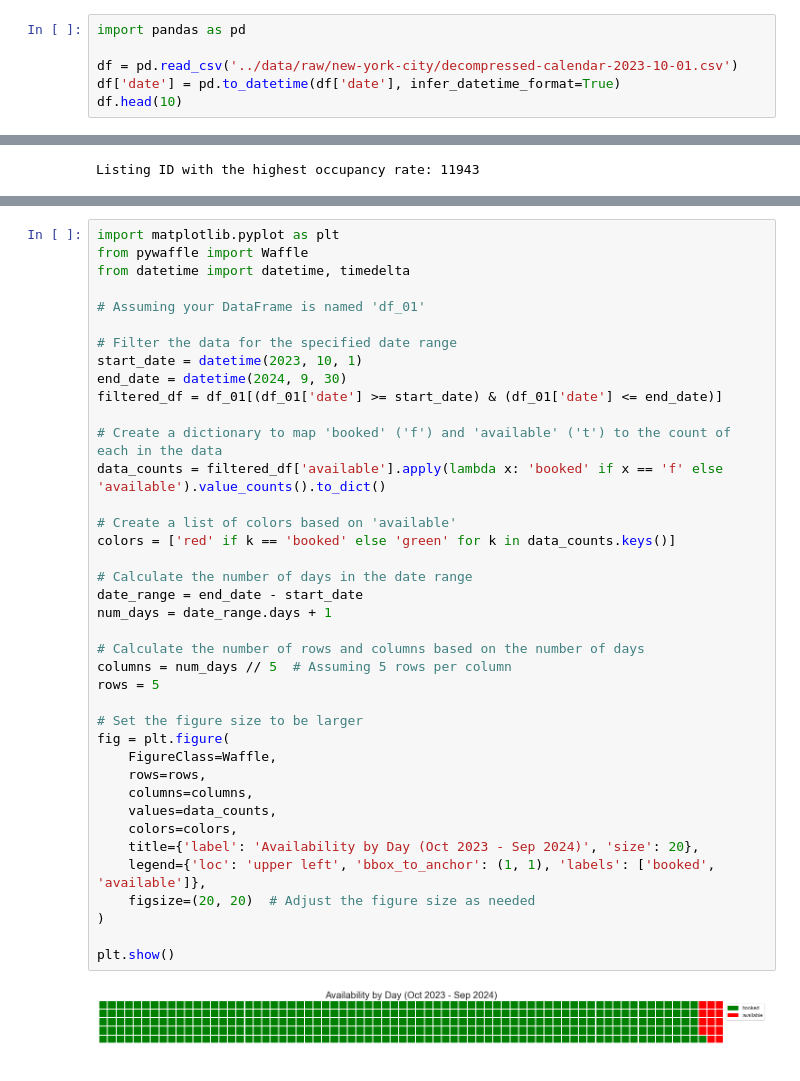
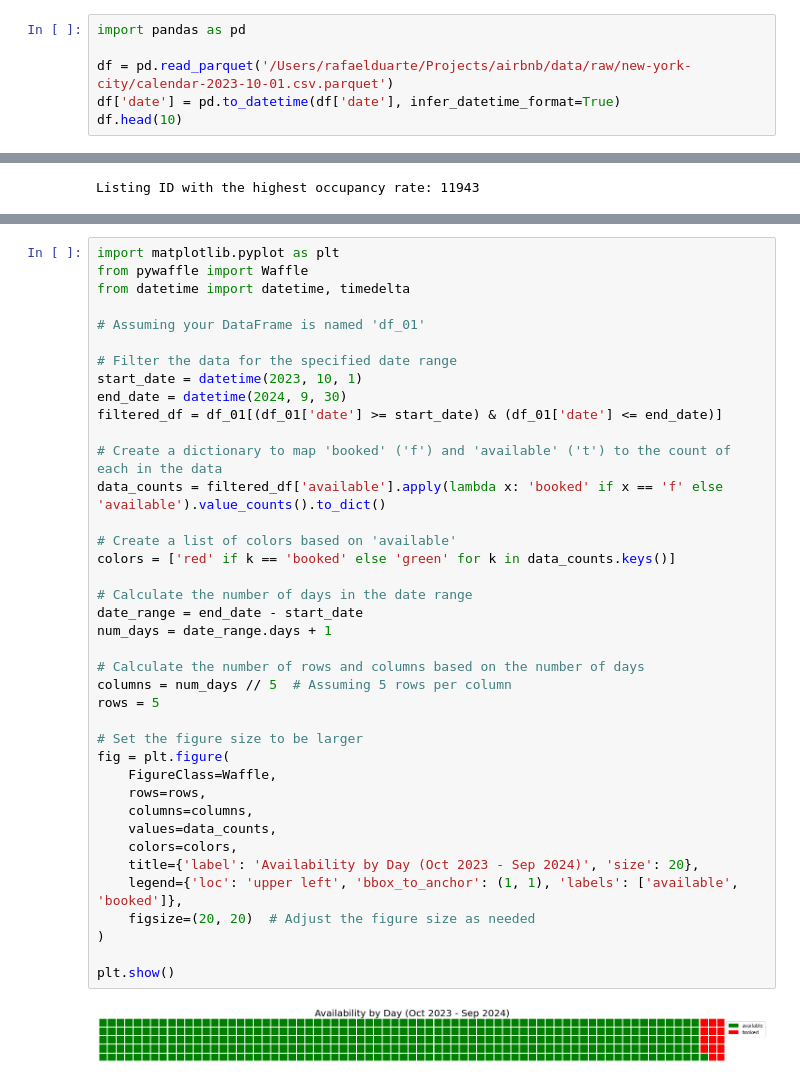
Before and after one commit to rafaelnduarte/airbnb, a Jupyter notebook: notebooks/03_transform_raw_to_timeseries.ipynb, the cells around one changed output, grey strips where cells are left out. Cells and saved outputs as stored; diff of their text form.

```diff
--- a/notebooks/03_transform_raw_to_timeseries.ipynb
+++ b/notebooks/03_transform_raw_to_timeseries.ipynb
@@ -11,7 +11,7 @@ Here, we're going to focus on the `available` feature, which can take two possib
 # %%
 import pandas as pd
 
-df = pd.read_csv('../data/raw/new-york-city/decompressed-calendar-2023-10-01.csv')
+df = pd.read_parquet('/Users/rafaelduarte/Projects/airbnb/data/raw/new-york-city/calendar-2023-10-01.csv.parquet')
 df['date'] = pd.to_datetime(df['date'], infer_datetime_format=True)
 df.head(10)
 # %% [output]
@@ -129,32 +129,32 @@ start_date = datetime(2023, 10, 1)
 end_date = datetime(2024, 9, 30)
 filtered_df = df_01[(df_01['date'] >= start_date) & (df_01['date'] <= end_date)]
 
 # Create a dictionary to map 'booked' ('f') and 'available' ('t') to the count of each in the data
 data_counts = filtered_df['available'].apply(lambda x: 'booked' if x == 'f' else 'available').value_counts().to_dict()
 
 # Create a list of colors based on 'available'
 colors = ['red' if k == 'booked' else 'green' for k in data_counts.keys()]
 
 # Calculate the number of days in the date range
 date_range = end_date - start_date
 num_days = date_range.days + 1
 
 # Calculate the number of rows and columns based on the number of days
 columns = num_days // 5  # Assuming 5 rows per column
 rows = 5
 
 # Set the figure size to be larger
 fig = plt.figure(
     FigureClass=Waffle,
     rows=rows,
     columns=columns,
     values=data_counts,
     colors=colors,
     title={'label': 'Availability by Day (Oct 2023 - Sep 2024)', 'size': 20},
-    legend={'loc': 'upper left', 'bbox_to_anchor': (1, 1), 'labels': ['booked', 'available']},
+    legend={'loc': 'upper left', 'bbox_to_anchor': (1, 1), 'labels': ['available', 'booked']},
     figsize=(20, 20)  # Adjust the figure size as needed
 )
 
 plt.show()
 # %% [output]
-[figure, old version]
+[figure, new version]
```
Also changed, not shown: parts of 1 cell of this notebook, 2 other files.
